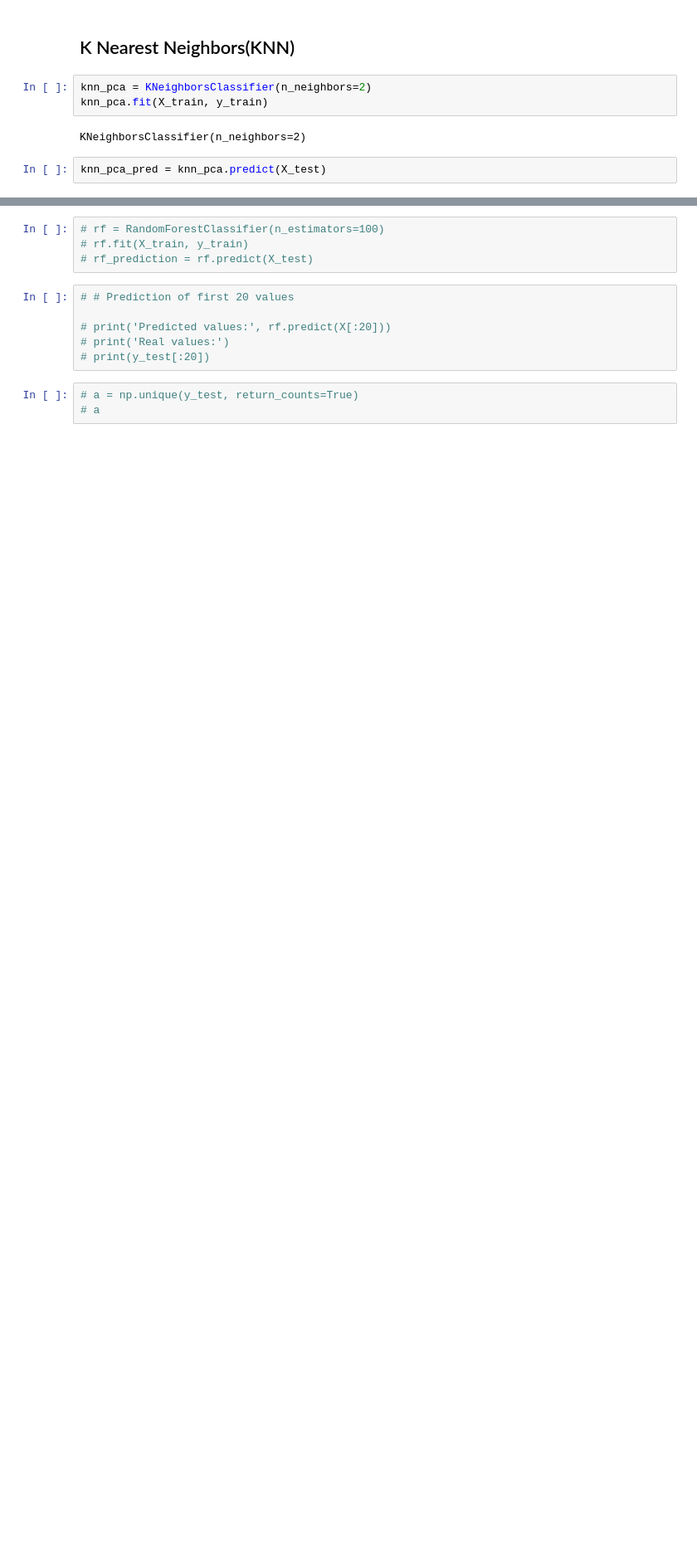
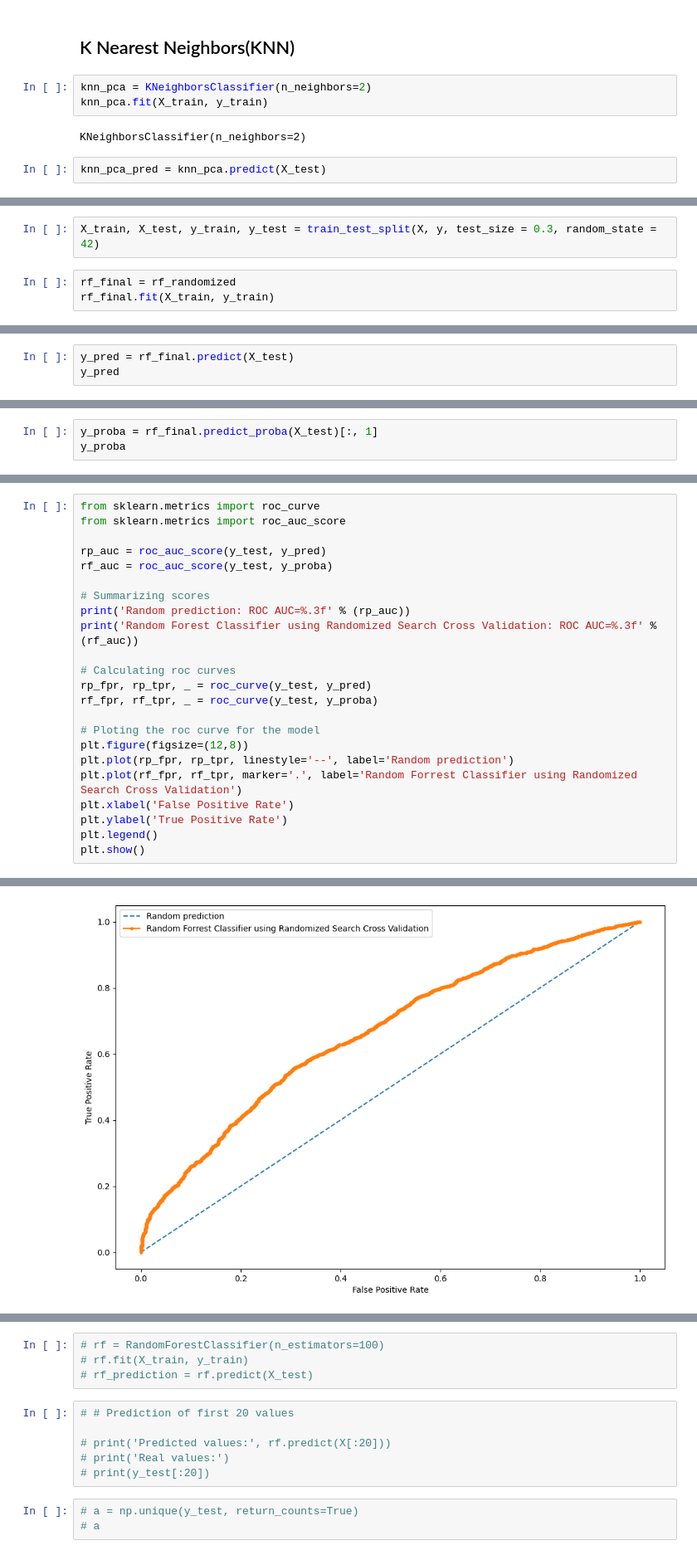
Before and after one commit to bartekwphd/Project_LC, a Jupyter notebook: Project part 4 - Modeling.ipynb, the cells around one changed output, grey strips where cells are left out. Shown at 83% size. Cells and saved outputs as stored; diff of their text form; blank space fills up the shorter version.

Commit message:
Selection of one model (Random Forest Classifier with Randomized Search Cross Validation). Ploting the roc curve for this model and calculating AUROC score.

```diff
--- a/Project part 4 - Modeling.ipynb
+++ b/Project part 4 - Modeling.ipynb
@@ -954,0 +973,5 @@ prediction_table_all
+# %%
+X_train, X_test, y_train, y_test = train_test_split(X, y, test_size = 0.3, random_state = 42)
+# %%
+rf_final = rf_randomized
+rf_final.fit(X_train, y_train)
@@ -954,0 +981,3 @@ prediction_table_all
+# %%
+y_pred = rf_final.predict(X_test)
+y_pred
@@ -954,0 +986,3 @@ prediction_table_all
+# %%
+y_proba = rf_final.predict_proba(X_test)[:, 1]
+y_proba
@@ -954,0 +992,24 @@ prediction_table_all
+# %%
+from sklearn.metrics import roc_curve
+from sklearn.metrics import roc_auc_score
+
+rp_auc = roc_auc_score(y_test, y_pred)
+rf_auc = roc_auc_score(y_test, y_proba)
+
+# Summarizing scores
+print('Random prediction: ROC AUC=%.3f' % (rp_auc))
+print('Random Forest Classifier using Randomized Search Cross Validation: ROC AUC=%.3f' % (rf_auc))
+
+# Calculating roc curves
+rp_fpr, rp_tpr, _ = roc_curve(y_test, y_pred)
+rf_fpr, rf_tpr, _ = roc_curve(y_test, y_proba)
+
+# Ploting the roc curve for the model
+plt.figure(figsize=(12,8))
+plt.plot(rp_fpr, rp_tpr, linestyle='--', label='Random prediction')
+plt.plot(rf_fpr, rf_tpr, marker='.', label='Random Forrest Classifier using Randomized Search Cross Validation')
+plt.xlabel('False Positive Rate')
+plt.ylabel('True Positive Rate')
+plt.legend()
+plt.show()
+# %% [output]
@@ -954,0 +1018 @@ prediction_table_all
+[figure, added]
```
Also changed, not shown: parts of 26 cells of this notebook.
